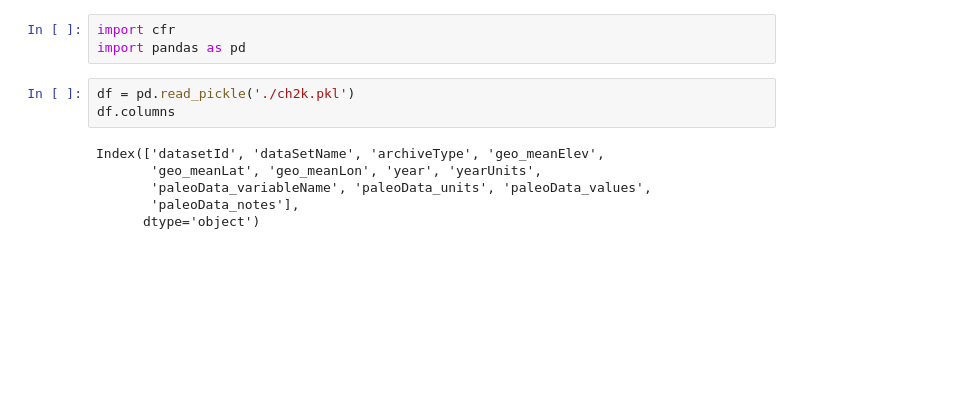
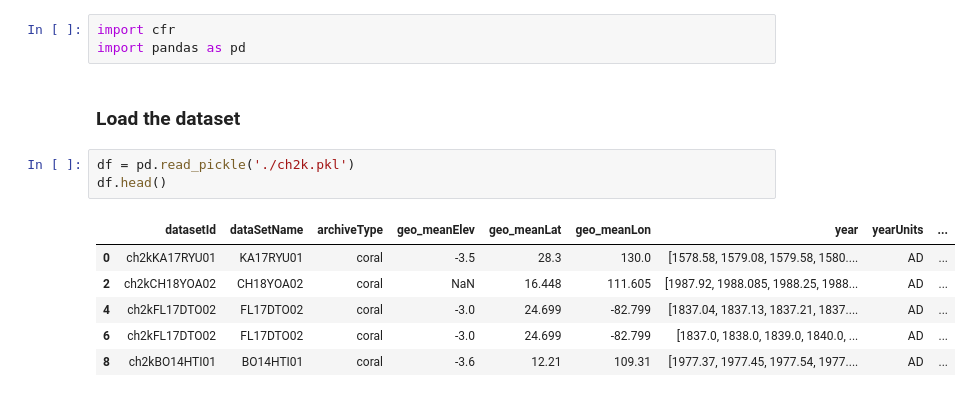
Before and after one commit to CoralHydro2k/ch2k-notebooks, a Jupyter notebook: CorakHydro2k_Python_demo.ipynb, the cells around one changed output. Drawn from its saved outputs; the diff is of its cells as text; blank space fills up the shorter version.

```diff
--- a/CorakHydro2k_Python_demo.ipynb
+++ b/CorakHydro2k_Python_demo.ipynb
@@ -200,12 +200,15 @@ Most of these records have a very pronounced seasonal cycle that it might be wis
 # %%
 import cfr
 import pandas as pd
+# %% [markdown]
+### Load the dataset
 # %%
 df = pd.read_pickle('./ch2k.pkl')
-df.columns
+df.head()
 # %% [output]
-Index(['datasetId', 'dataSetName', 'archiveType', 'geo_meanElev',
-       'geo_meanLat', 'geo_meanLon', 'year', 'yearUnits',
-       'paleoData_variableName', 'paleoData_units', 'paleoData_values',
-       'paleoData_notes'],
-      dtype='object')
+|  | datasetId | dataSetName | archiveType | geo_meanElev | geo_meanLat | geo_meanLon | year | yearUnits | ... |
+| 0 | ch2kKA17RYU01 | KA17RYU01 | coral | -3.5 | 28.3 | 130.0 | [1578.58, 1579.08, 1579.58, 1580.... | AD | ... |
+| 2 | ch2kCH18YOA02 | CH18YOA02 | coral | NaN | 16.448 | 111.605 | [1987.92, 1988.085, 1988.25, 1988... | AD | ... |
+| 4 | ch2kFL17DTO02 | FL17DTO02 | coral | -3.0 | 24.699 | -82.799 | [1837.04, 1837.13, 1837.21, 1837.... | AD | ... |
+| 6 | ch2kFL17DTO02 | FL17DTO02 | coral | -3.0 | 24.699 | -82.799 | [1837.0, 1838.0, 1839.0, 1840.0, ... | AD | ... |
+| 8 | ch2kBO14HTI01 | BO14HTI01 | coral | -3.6 | 12.21 | 109.31 | [1977.37, 1977.45, 1977.54, 1977.... | AD | ... |
```
Also changed, not shown: parts of 11 cells of this notebook.
